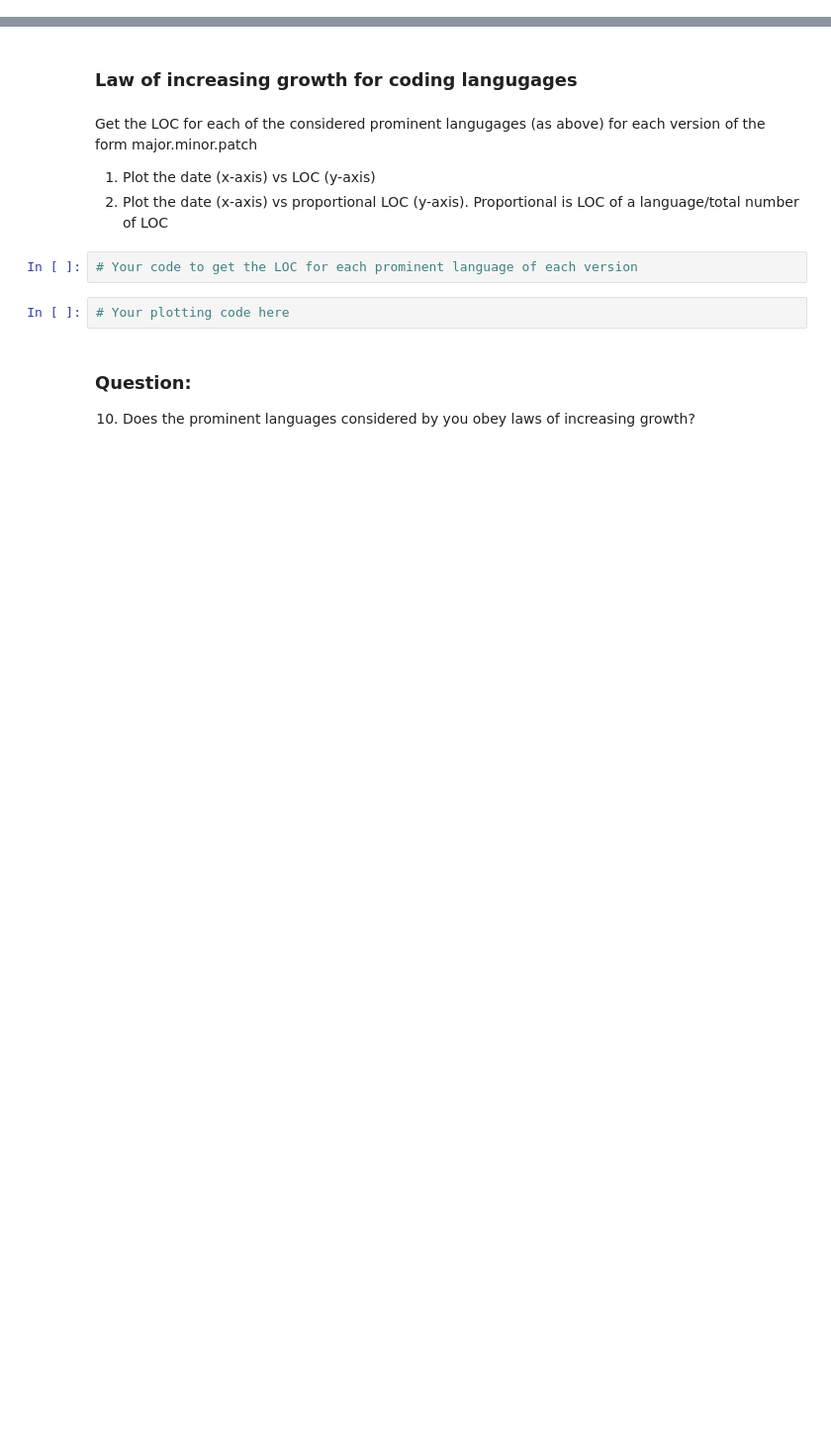
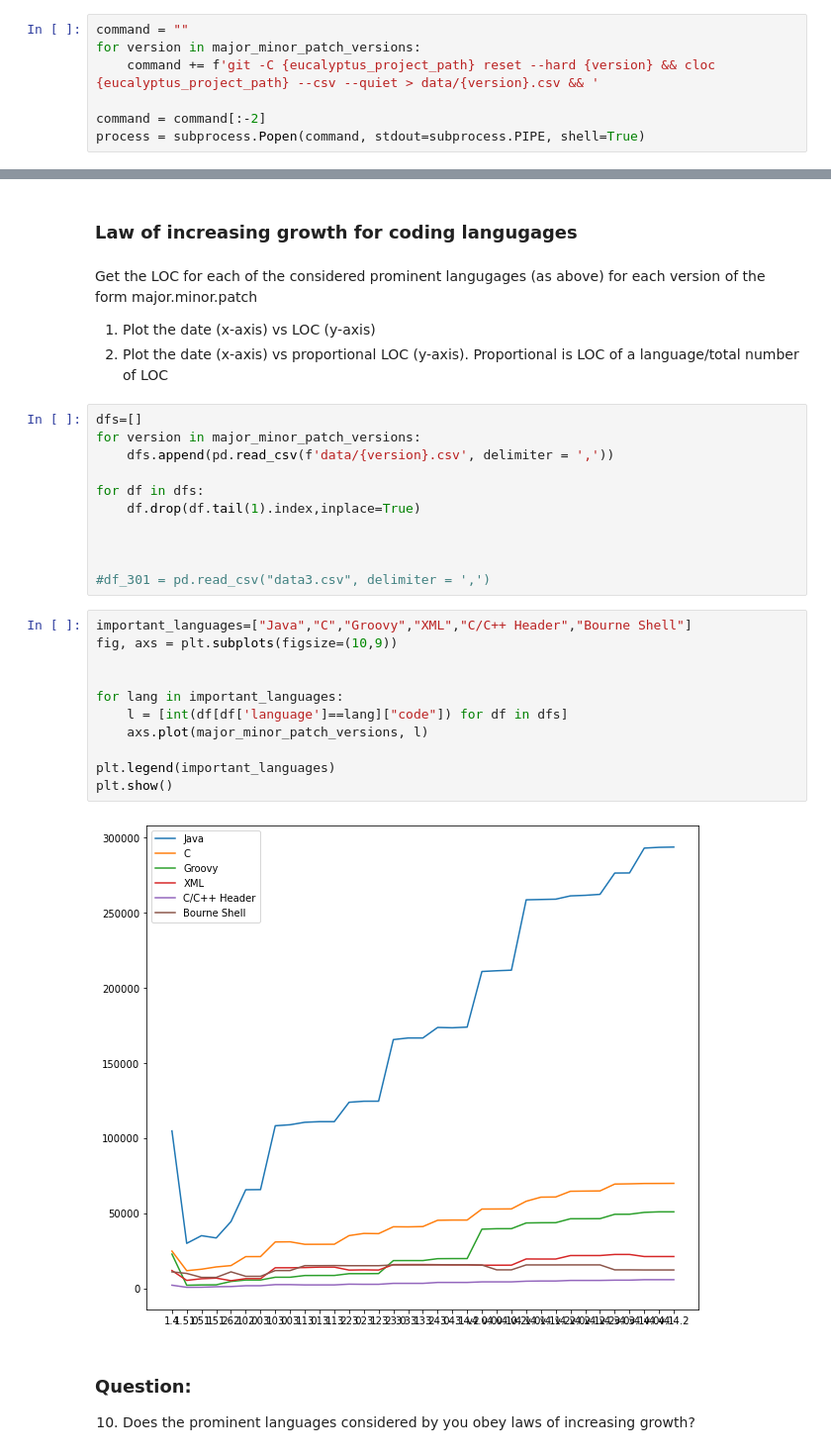
Before and after one commit to Arnaud458/Software_evolution_TP2_2023, a Jupyter notebook: TP2_section2.ipynb, the cells around one changed output, grey strips where cells are left out. Shown: that part at 99% size. Drawn from its saved outputs; the diff is of its cells as text; blank space fills up the shorter version.

```diff
--- a/TP2_section2.ipynb
+++ b/TP2_section2.ipynb
@@ -79,3 +79,10 @@ Note: For example, if there exists any tag like 2.1.0.1, then you can consider i
 Code hint:
 To set the project to a required tag - "command = f'git -C {project_path} reset --hard {tag}'"
 For each tag, pass the command to the terminal, invoke cloc tool to get the necessary data in the required format (json, md,...), read the terminal output and store the data
+# %%
+command = ""
+for version in major_minor_patch_versions:
+    command += f'git -C {eucalyptus_project_path} reset --hard {version} && cloc {eucalyptus_project_path} --csv --quiet > data/{version}.csv && '
+
+command = command[:-2]
+process = subprocess.Popen(command, stdout=subprocess.PIPE, shell=True)
@@ -265,9 +296,29 @@ Get the LOC for each of the considered prominent langugages (as above) for each
 1) Plot the date (x-axis) vs LOC (y-axis)
 2) Plot the date (x-axis) vs proportional LOC (y-axis). Proportional is LOC of a language/total number of LOC
 # %%
-# Your code to get the LOC for each prominent language of each version
+dfs=[]
+for version in major_minor_patch_versions:
+    dfs.append(pd.read_csv(f'data/{version}.csv', delimiter = ','))
+
+for df in dfs:
+    df.drop(df.tail(1).index,inplace=True)
+
+
+
+#df_301 = pd.read_csv("data3.csv", delimiter = ',')
 # %%
-# Your plotting code here
+important_languages=["Java","C","Groovy","XML","C/C++ Header","Bourne Shell"]
+fig, axs = plt.subplots(figsize=(10,9))
+
+
+for lang in important_languages:
+    l = [int(df[df['language']==lang]["code"]) for df in dfs]
+    axs.plot(major_minor_patch_versions, l)
+
+plt.legend(important_languages)
+plt.show()
+# %% [output]
+[figure, added]
 # %% [markdown]
 ### Question:
 10. Does the prominent languages considered by you obey laws of increasing growth?
```
Also changed, not shown: parts of 7 cells of this notebook, 36 other files.
